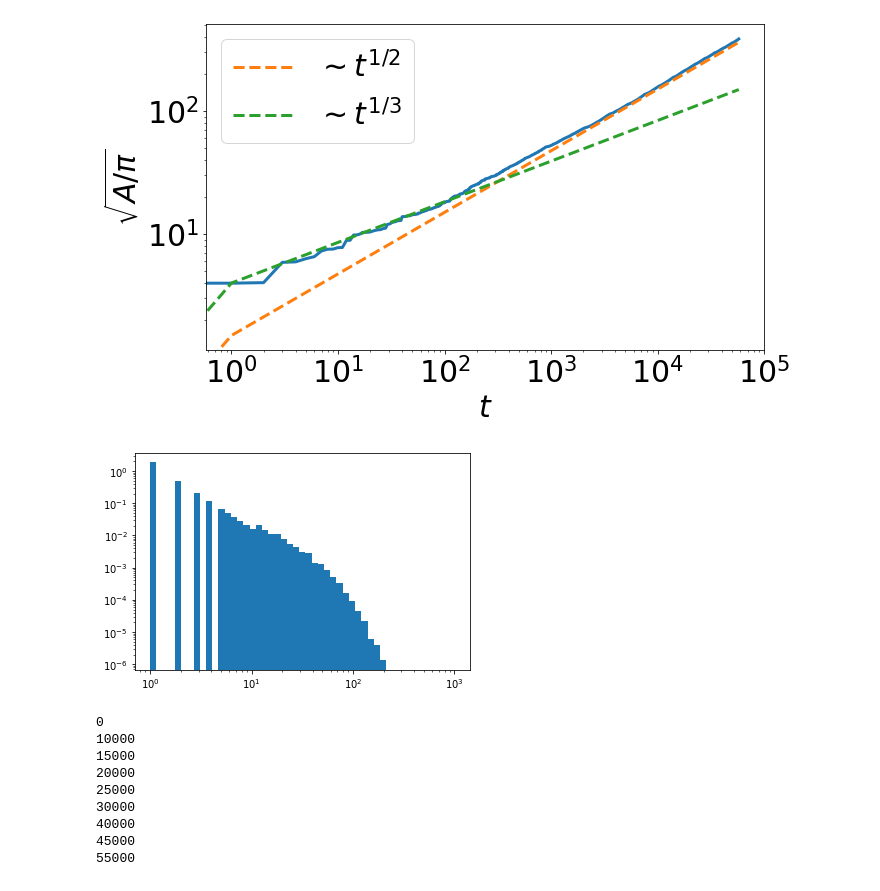
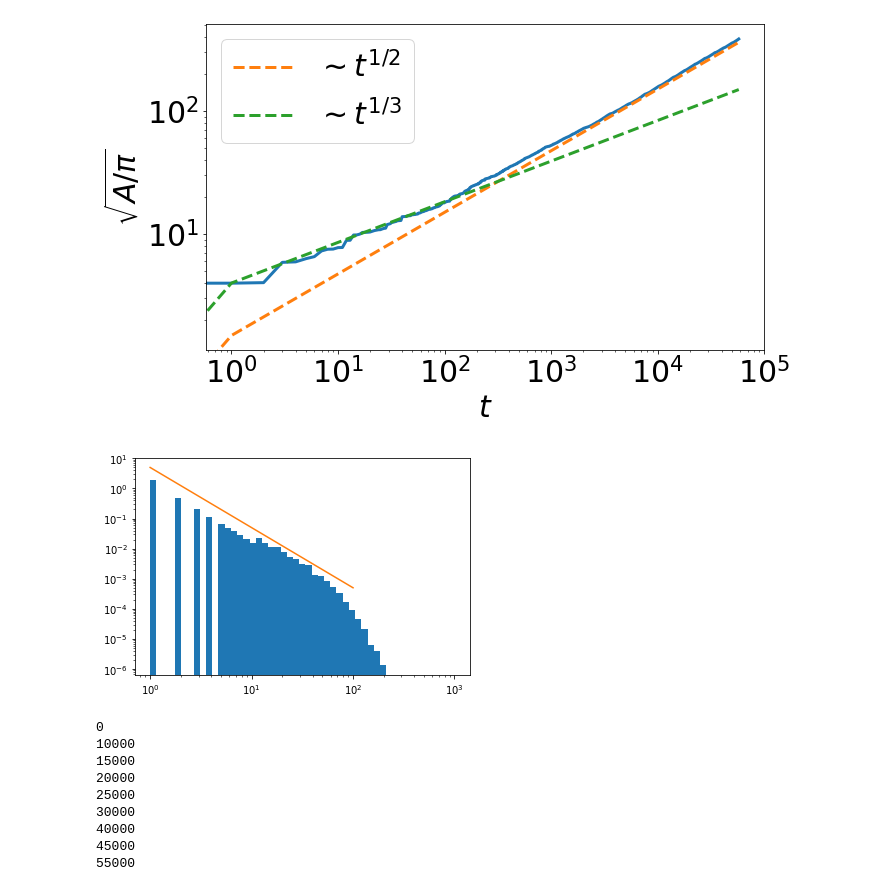
Before and after one commit to Schimmenti/Creep, a Jupyter notebook: Creep.ipynb, the cells around one changed output. Cells and saved outputs as stored; diff of their text form; code cells hidden in the pictures.

```diff
--- a/Creep.ipynb
+++ b/Creep.ipynb
@@ -90,11 +76,12 @@ plt.show()
 [figure]
 # %%
 plt.hist(topplings, bins=np.logspace(0,3),density=True)
+plt.plot(np.logspace(0,2),5*np.logspace(0,2)**(-2.0))
 plt.xscale('log')
 plt.yscale('log')
 plt.show()
 # %% [output]
-[figure, old version]
+[figure, new version]
 # %%
 events = {}
 manhattan_tolerance = 2
```
Also changed, not shown: parts of 6 cells of this notebook.
